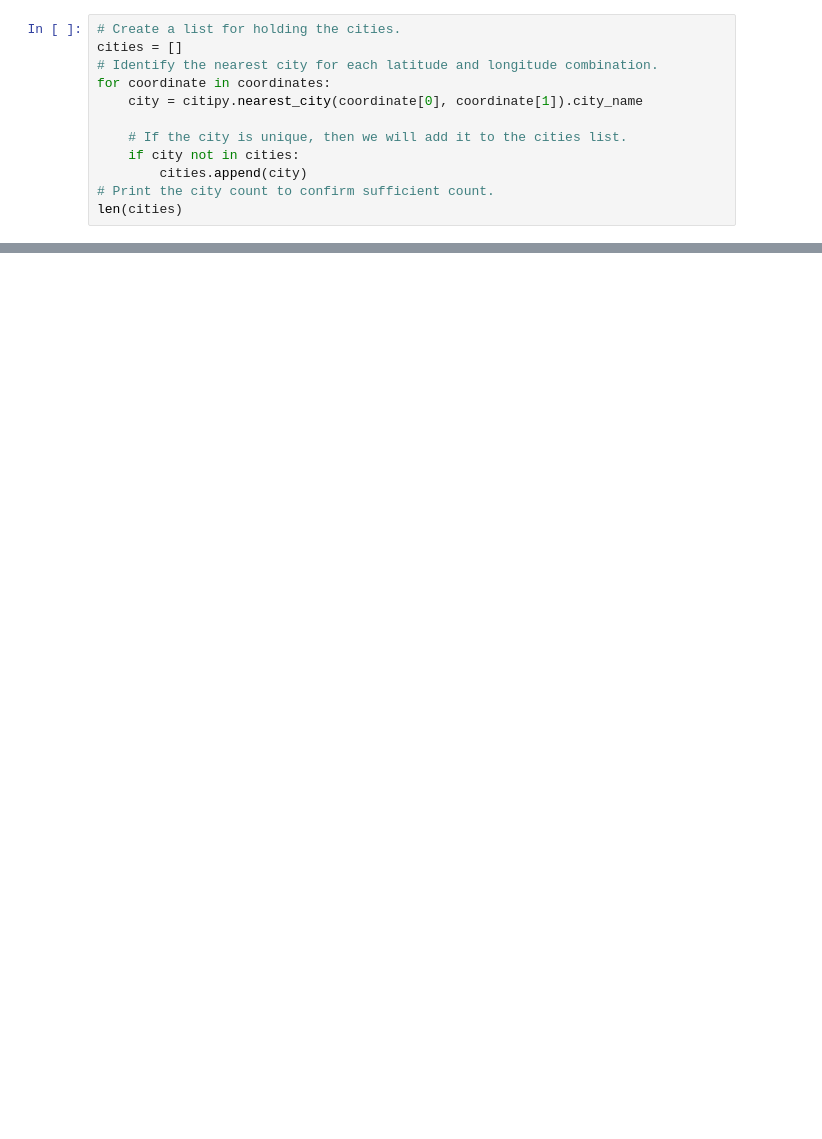
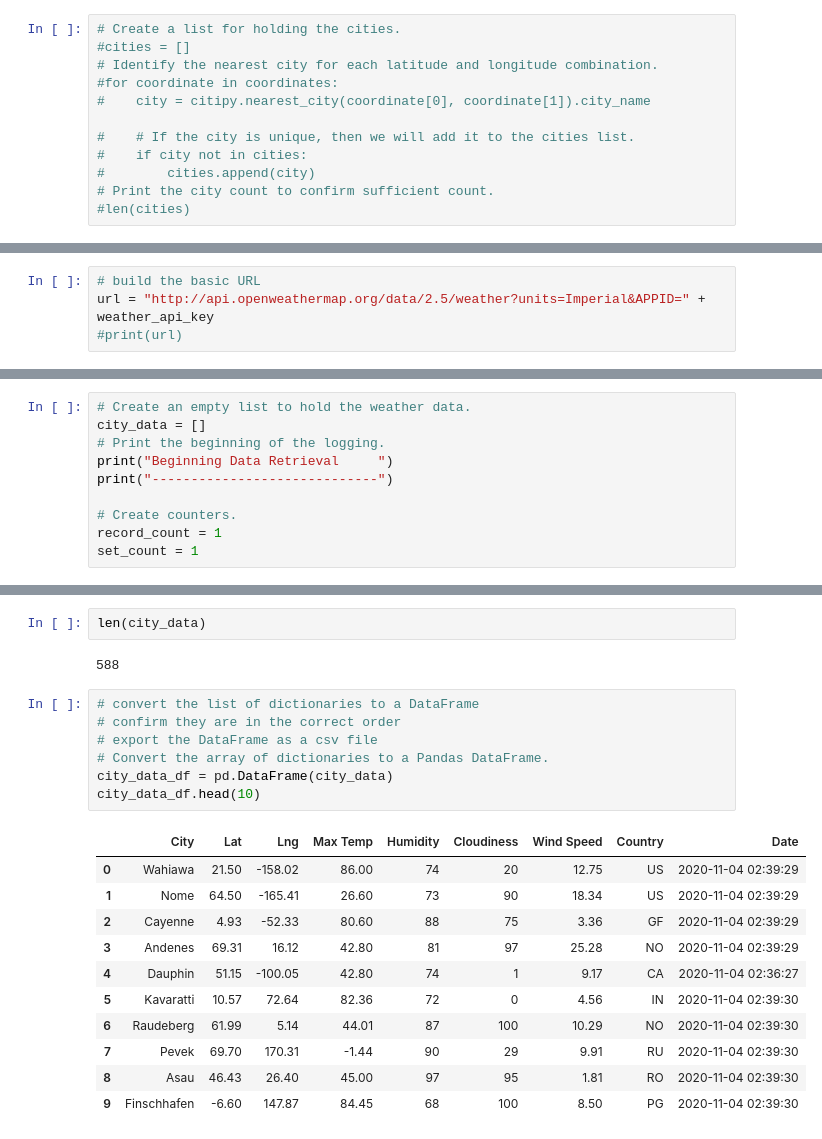
Before and after one commit to JRayHunt/World_Weather_Analysis, a Jupyter notebook: Weather_Py.ipynb, the cells around one changed output, grey strips where cells are left out. Cells and saved outputs as stored; diff of their text form; blank space fills up the shorter version.

Commit message:
parsing of json city data

```diff
--- a/Weather_Py.ipynb
+++ b/Weather_Py.ipynb
@@ -20,12 +25,12 @@ coordinates = list(lat_lngs)
 # %%
 # Create a list for holding the cities.
-cities = []
+#cities = []
 # Identify the nearest city for each latitude and longitude combination.
-for coordinate in coordinates:
-    city = citipy.nearest_city(coordinate[0], coordinate[1]).city_name
+#for coordinate in coordinates:
+#    city = citipy.nearest_city(coordinate[0], coordinate[1]).city_name
 
-    # If the city is unique, then we will add it to the cities list.
-    if city not in cities:
-        cities.append(city)
+#    # If the city is unique, then we will add it to the cities list.
+#    if city not in cities:
+#        cities.append(city)
 # Print the city count to confirm sufficient count.
-len(cities)
+#len(cities)
@@ -33,0 +37,4 @@ len(cities)
+# %%
+# build the basic URL
+url = "http://api.openweathermap.org/data/2.5/weather?units=Imperial&APPID=" + weather_api_key
+#print(url)
@@ -33,0 +43,10 @@ len(cities)
+# %%
+# Create an empty list to hold the weather data.
+city_data = []
+# Print the beginning of the logging.
+print("Beginning Data Retrieval     ")
+print("-----------------------------")
+
+# Create counters.
+record_count = 1
+set_count = 1
@@ -33,0 +128,23 @@ len(cities)
+# %%
+len(city_data)
+# %% [output]
+588
+# %%
+# convert the list of dictionaries to a DataFrame
+# confirm they are in the correct order
+# export the DataFrame as a csv file
+# Convert the array of dictionaries to a Pandas DataFrame.
+city_data_df = pd.DataFrame(city_data)
+city_data_df.head(10)
+# %% [output]
+|  | City | Lat | Lng | Max Temp | Humidity | Cloudiness | Wind Speed | Country | Date |
+| 0 | Wahiawa | 21.50 | -158.02 | 86.00 | 74 | 20 | 12.75 | US | 2020-11-04 02:39:29 |
+| 1 | Nome | 64.50 | -165.41 | 26.60 | 73 | 90 | 18.34 | US | 2020-11-04 02:39:29 |
+| 2 | Cayenne | 4.93 | -52.33 | 80.60 | 88 | 75 | 3.36 | GF | 2020-11-04 02:39:29 |
+| 3 | Andenes | 69.31 | 16.12 | 42.80 | 81 | 97 | 25.28 | NO | 2020-11-04 02:39:29 |
+| 4 | Dauphin | 51.15 | -100.05 | 42.80 | 74 | 1 | 9.17 | CA | 2020-11-04 02:36:27 |
+| 5 | Kavaratti | 10.57 | 72.64 | 82.36 | 72 | 0 | 4.56 | IN | 2020-11-04 02:39:30 |
+| 6 | Raudeberg | 61.99 | 5.14 | 44.01 | 87 | 100 | 10.29 | NO | 2020-11-04 02:39:30 |
+| 7 | Pevek | 69.70 | 170.31 | -1.44 | 90 | 29 | 9.91 | RU | 2020-11-04 02:39:30 |
+| 8 | Asau | 46.43 | 26.40 | 45.00 | 97 | 95 | 1.81 | RO | 2020-11-04 02:39:30 |
+| 9 | Finschhafen | -6.60 | 147.87 | 84.45 | 68 | 100 | 8.50 | PG | 2020-11-04 02:39:30 |
```
Also changed, not shown: parts of 9 cells of this notebook, 2 other files.
